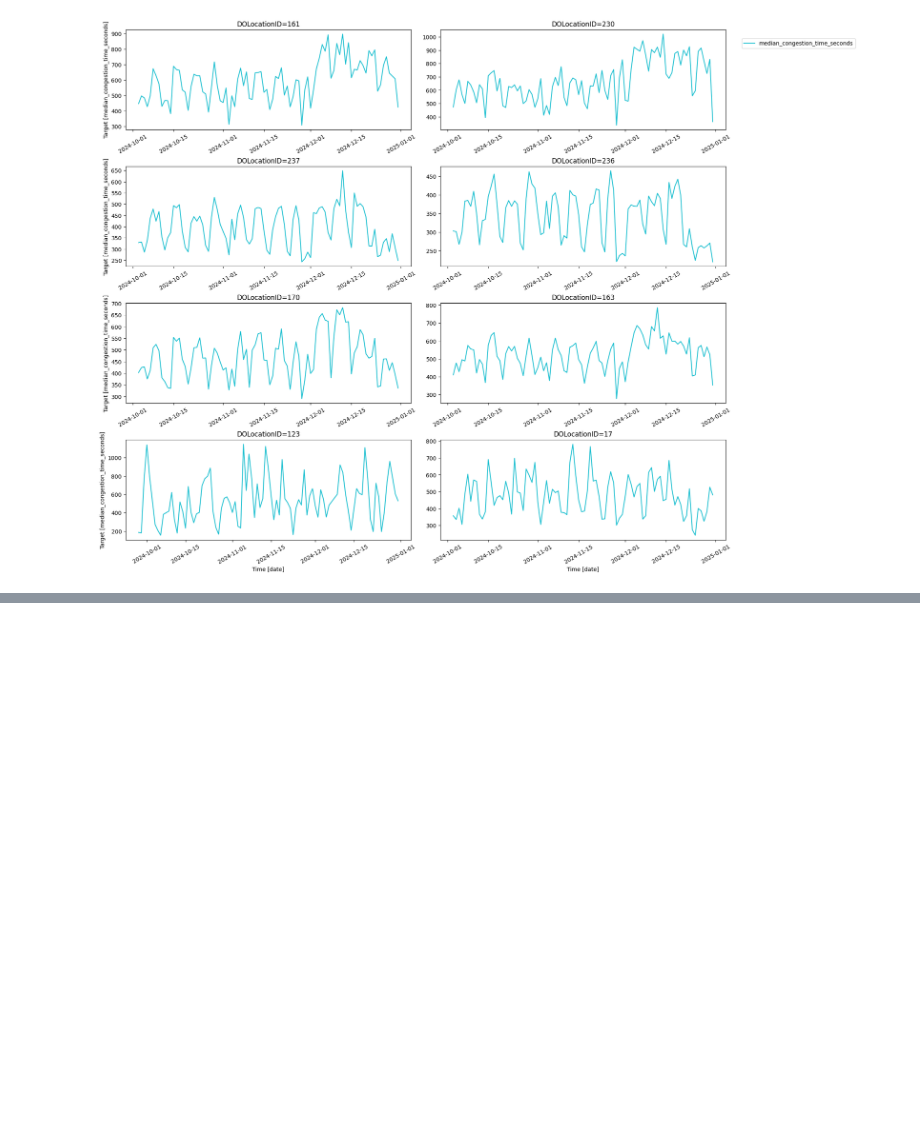
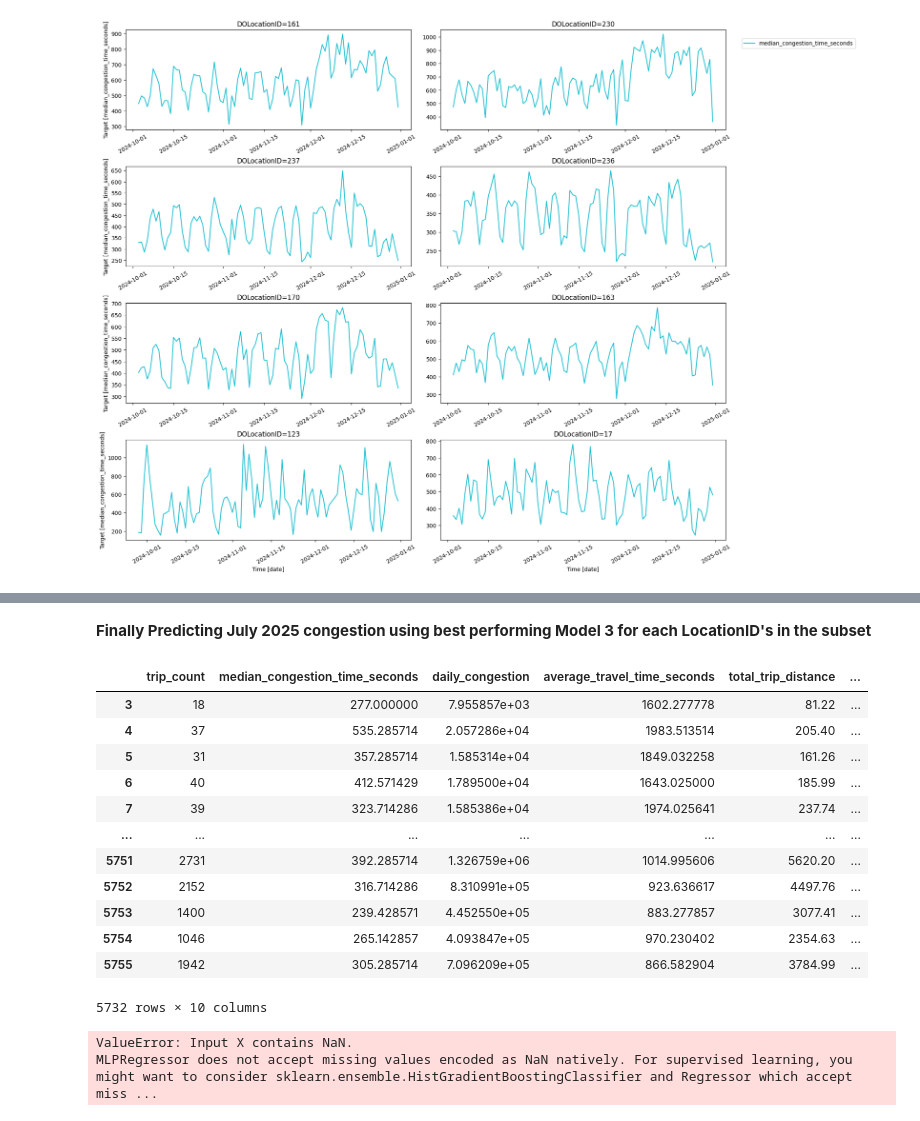
Before and after one commit to cookie-monsta23/MAST30034-Assignment-1, a Jupyter notebook: notebooks/Assignment_1.ipynb, the cells around one changed output, grey strips where cells are left out. Saved outputs shown, nothing was run; the diff lists cells and outputs as text; code cells hidden in the pictures; blank space fills up the shorter version.

```diff
--- a/notebooks/Assignment_1.ipynb
+++ b/notebooks/Assignment_1.ipynb
@@ -1145,0 +662,19 @@ Name: count, dtype: int64
+# %%
+train_data_full = pd.concat([train_data_subset, test_data_subset], ignore_index=True)
+train_data_full = train_data_full.sort_values(["DOLocationID", "date"]).reset_index(drop=True)
+train_data_full["date"] = pd.to_datetime(train_data_full["date"])
+# %%
+for lag in range (1, 4): # account for 3 days of lag for each day
+    train_data_full[f"median_congestion_lag{lag}"] = train_data_full.groupby("DOLocationID")["median_congestion_time_seconds"].shift(lag)
+    train_data_full[f"average_travel_lag{lag}"] = train_data_full.groupby("DOLocationID")["average_travel_time_seconds"].shift(lag)
+    train_data_full[f"average_tripd_lag{lag}"] = train_data_full.groupby("DOLocationID")["average_trip_distance"].shift(lag)
+    train_data_full[f"average_total_amount_lag{lag}"] = train_data_full.groupby("DOLocationID")["avg_total_amount"].shift(lag)
+
+train_data_full["trip_count_roll7"] = train_data_full.groupby("DOLocationID")["trip_count"].transform(lambda x: x.shift(1).rolling(7, min_periods=1).mean())
+train_data_full["daily_congestion_roll7"] = train_data_full.groupby("DOLocationID")["daily_congestion"].transform(lambda x: x.shift(1).rolling(7, min_periods=1).mean())
+train_data_full["total_trip_distance_roll7"] = train_data_full.groupby("DOLocationID")["total_trip_distance"].transform(lambda x: x.shift(1).rolling(7, min_periods=1).mean())
+train_data_full["total_fare_amount_roll7"] = train_data_full.groupby("DOLocationID")["total_fare_amount"].transform(lambda x: x.shift(1).rolling(7, min_periods=1).mean())
+train_data_full["total_tip_amount_roll7"] = train_data_full.groupby("DOLocationID")["total_tip_amount"].transform(lambda x: x.shift(1).rolling(7, min_periods=1).mean())
+train_data_full["total_amount_roll7"] = train_data_full.groupby("DOLocationID")["total_amount"].transform(lambda x: x.shift(1).rolling(7, min_periods=1).mean())
+
+train_data_full = train_data_full.dropna().copy()
@@ -1145,0 +1075,2 @@ Name: count, dtype: int64
+# %% [markdown]
+**Finally Predicting July 2025 congestion using best performing Model 3 for each LocationID's in the subset**
@@ -1145,0 +1204,28 @@ Name: count, dtype: int64
+# %%
+y_columns = ["trip_count", "median_congestion_time_seconds", "daily_congestion",\
+        "average_travel_time_seconds", "total_trip_distance", "average_trip_distance",\
+        "total_fare_amount", "total_tip_amount", "total_amount", "avg_total_amount"]
+
+X_train_final = train_data_full.drop(columns=y_columns)  # features only
+y_train_final = train_data_full[y_columns]               # targets only
+# %% [output]
+|  | trip_count | median_congestion_time_seconds | daily_congestion | average_travel_time_seconds | total_trip_distance | ... |
+| 3 | 18 | 277.000000 | 7.955857e+03 | 1602.277778 | 81.22 | ... |
+| 4 | 37 | 535.285714 | 2.057286e+04 | 1983.513514 | 205.40 | ... |
+| 5 | 31 | 357.285714 | 1.585314e+04 | 1849.032258 | 161.26 | ... |
+| 6 | 40 | 412.571429 | 1.789500e+04 | 1643.025000 | 185.99 | ... |
+| 7 | 39 | 323.714286 | 1.585386e+04 | 1974.025641 | 237.74 | ... |
+| ... | ... | ... | ... | ... | ... | ... |
+| 5751 | 2731 | 392.285714 | 1.326759e+06 | 1014.995606 | 5620.20 | ... |
+| 5752 | 2152 | 316.714286 | 8.310991e+05 | 923.636617 | 4497.76 | ... |
+| 5753 | 1400 | 239.428571 | 4.452550e+05 | 883.277857 | 3077.41 | ... |
+| 5754 | 1046 | 265.142857 | 4.093847e+05 | 970.230402 | 2354.63 | ... |
+| 5755 | 1942 | 305.285714 | 7.096209e+05 | 866.582904 | 3784.99 | ... |
+5732 rows × 10 columns
+# %%
+model1, y_scaler, train_features, train_data = train_loop3(X_train_final, y_train_final)
+
+full_july_df, full_july_preds = test_loop4(X_train_final, model1, y_columns, train_features, train_data_full, y_scaler)
+# %% [output]
+ValueError: Input X contains NaN.
+MLPRegressor does not accept missing values encoded as NaN natively. For supervised learning, you might want to consider sklearn.ensemble.HistGradientBoostingClassifier and Regressor which accept miss ...
```
Also changed, not shown: parts of 83 cells of this notebook, 4 other files.
